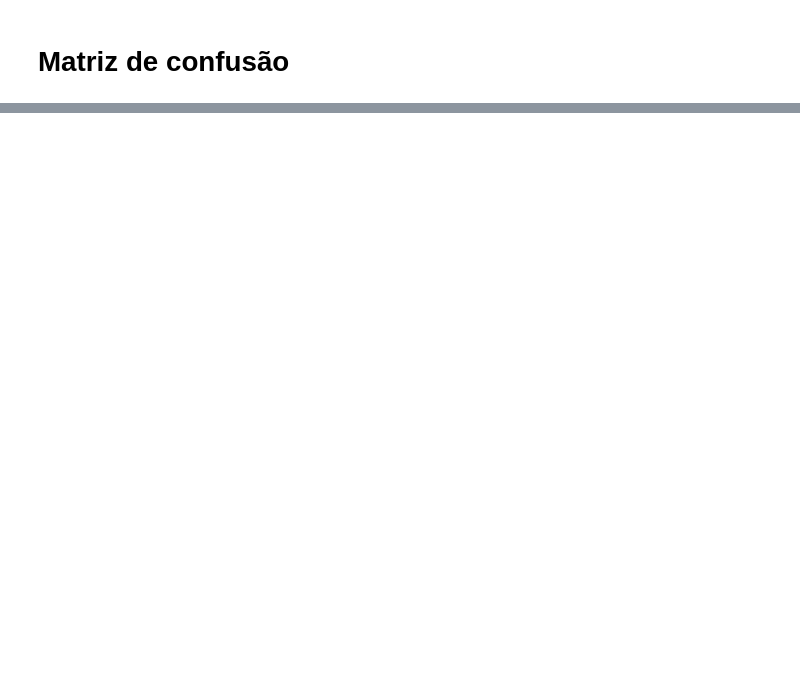
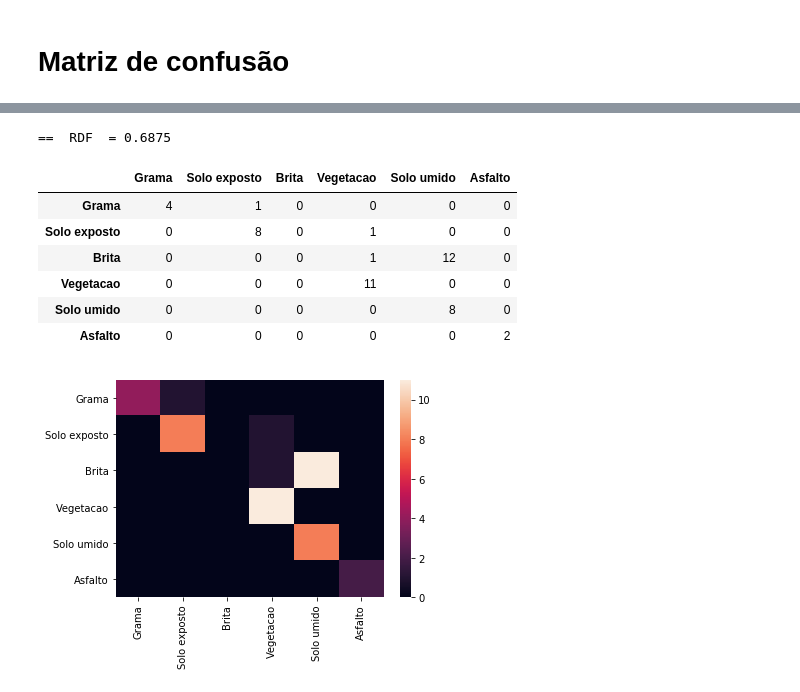
Before and after one commit to sclaudiobr/modelo-espectral, a Jupyter notebook: datamining_spectro.ipynb, the cells around one changed output, grey strips where cells are left out. Drawn from its saved outputs; the diff is of its cells as text; code cells hidden in the pictures; blank space fills up the shorter version.

```diff
--- a/datamining_spectro.ipynb
+++ b/datamining_spectro.ipynb
@@ -217,0 +243,18 @@ print(confusion_matrix(y_test, y_predrdf))
+# %%
+print("=="," RDF ","=",metrics.accuracy_score(y_test, y_predrdf))
+rdf = (confusion_matrix(y_test, y_predrdf))
+rdfm = pd.DataFrame(rdf)
+rdfm.columns = spc["classes"].unique()
+rdfm.index = index()
+sb.heatmap(rdfm,vmin=0,vmax=11)
+rdfm
+# %% [output]
+==  RDF  = 0.6875
+|  | Grama | Solo exposto | Brita | Vegetacao | Solo umido | Asfalto |
+| Grama | 4 | 1 | 0 | 0 | 0 | 0 |
+| Solo exposto | 0 | 8 | 0 | 1 | 0 | 0 |
+| Brita | 0 | 0 | 0 | 1 | 12 | 0 |
+| Vegetacao | 0 | 0 | 0 | 11 | 0 | 0 |
+| Solo umido | 0 | 0 | 0 | 0 | 8 | 0 |
+| Asfalto | 0 | 0 | 0 | 0 | 0 | 2 |
+[figure, added]
```
Also changed, not shown: parts of 21 cells of this notebook.
